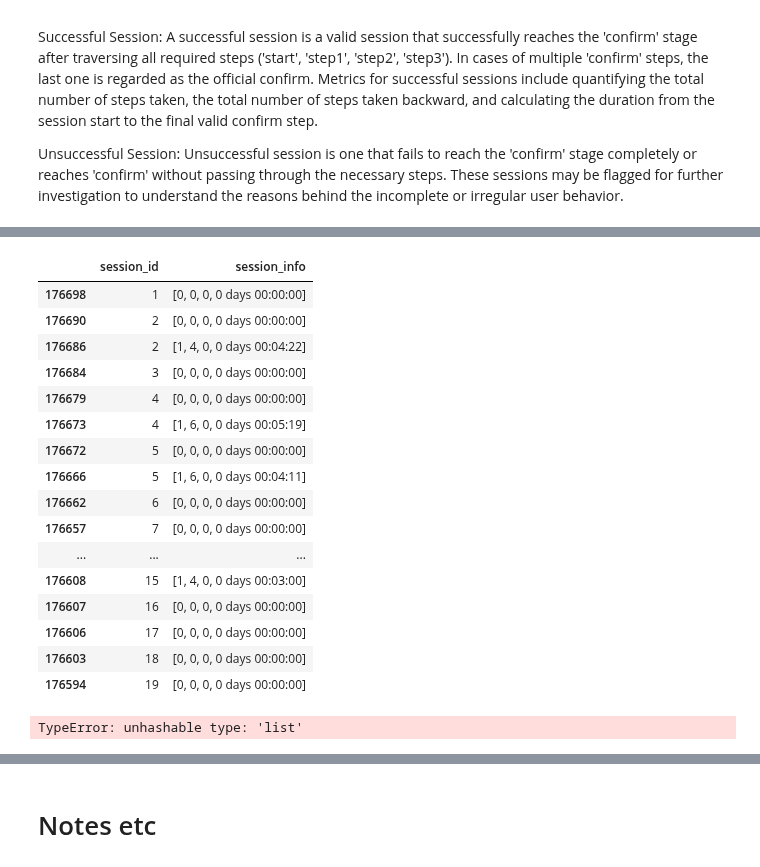
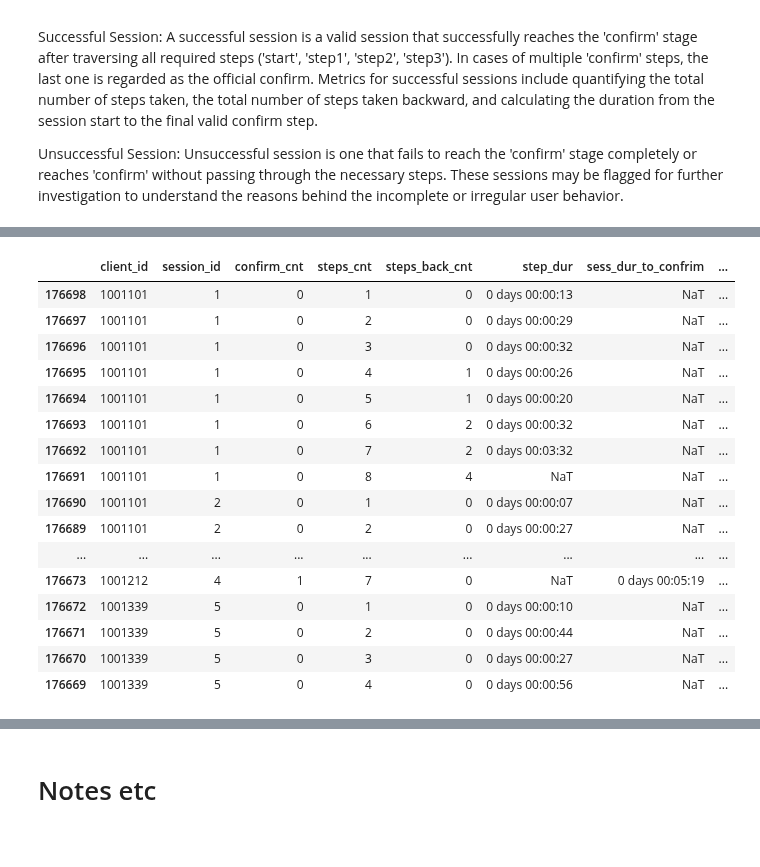
Before and after one commit to dimitsagk/AB_Testing_Analysis, a Jupyter notebook: notebooks/Project_2_02Cleaning+EDA.ipynb, the cells around one changed output, grey strips where cells are left out. Cells and saved outputs as stored; diff of their text form; code cells hidden in the pictures.

Commit message:
Small adjustments to filtering invalid sessions + creating dataframe with results for analysis

```diff
--- a/notebooks/Project_2_02Cleaning+EDA.ipynb
+++ b/notebooks/Project_2_02Cleaning+EDA.ipynb
@@ -591,3 +598,27 @@ def session_info(df):
 # %%
+# Applying the above function
 df_test['session_info'] = df_test.apply(session_info, axis=1)
 df_control['session_info'] = df_control.apply(session_info, axis=1)
+
+
+# Dropping columns that will not be needed further, saving it to a new dataframe with results
+df_test_rslt = df_test.drop(columns=(['time_diff_next','step','date_time','time_diff_prev','subtract_step','new_session',
+                       'prev_id','next_id','prev_step','next_step','prev_time','next_time']))
+df_control_rslt = df_test.drop(columns=(['time_diff_next','step','date_time','time_diff_prev','subtract_step','new_session',
+                       'prev_id','next_id','prev_step','next_step','prev_time','next_time']))
+
+
+# Splitting the session info in more columns
+df_test_rslt[['confirm_cnt', 'steps_cnt', 'steps_back_cnt', 'step_dur',
+              'sess_dur_to_confrim','invalid_cnt']] = df_test_rslt['session_info'].apply(pd.Series)
+df_control_rslt[['confirm_cnt', 'steps_cnt', 'steps_back_cnt', 'step_dur',
+              'sess_dur_to_confrim','invalid_cnt']] = df_test_rslt['session_info'].apply(pd.Series)
+
+
+# Dropping the session_info column
+df_test_rslt = df_test_rslt.drop(columns=('session_info'))
+df_control_rslt = df_control_rslt.drop(columns=('session_info'))
+
+# Correctin invalid step_dur, if more than 6min and 2 sec, they are result of subtracting with the next session's time
+conditions = (df_test_rslt['step_dur'] > datetime.timedelta(seconds=363)) | (df_test_rslt['step_dur'] < datetime.timedelta(seconds=0))
+df_test_rslt.loc[conditions,'step_dur'] = pd.NaT
@@ -615,24 +625,20 @@ df_test[df_test['client_id'] == '1003083']
 # %%
-df_test_fltrd.head(30)
+df_test_rslt.head(30)
 # %% [output]
-|  | session_id | session_info |
-| 176698 | 1 | [0, 0, 0, 0 days 00:00:00] |
-| 176690 | 2 | [0, 0, 0, 0 days 00:00:00] |
-| 176686 | 2 | [1, 4, 0, 0 days 00:04:22] |
-| 176684 | 3 | [0, 0, 0, 0 days 00:00:00] |
-| 176679 | 4 | [0, 0, 0, 0 days 00:00:00] |
-| 176673 | 4 | [1, 6, 0, 0 days 00:05:19] |
-| 176672 | 5 | [0, 0, 0, 0 days 00:00:00] |
-| 176666 | 5 | [1, 6, 0, 0 days 00:04:11] |
-| 176662 | 6 | [0, 0, 0, 0 days 00:00:00] |
-| 176657 | 7 | [0, 0, 0, 0 days 00:00:00] |
-| ... | ... | ... |
-| 176608 | 15 | [1, 4, 0, 0 days 00:03:00] |
-| 176607 | 16 | [0, 0, 0, 0 days 00:00:00] |
-| 176606 | 17 | [0, 0, 0, 0 days 00:00:00] |
-| 176603 | 18 | [0, 0, 0, 0 days 00:00:00] |
-| 176594 | 19 | [0, 0, 0, 0 days 00:00:00] |
+|  | client_id | session_id | confirm_cnt | steps_cnt | steps_back_cnt | step_dur | sess_dur_to_confrim | ... |
+| 176698 | 1001101 | 1 | 0 | 1 | 0 | 0 days 00:00:13 | NaT | ... |
+| 176697 | 1001101 | 1 | 0 | 2 | 0 | 0 days 00:00:29 | NaT | ... |
+| 176696 | 1001101 | 1 | 0 | 3 | 0 | 0 days 00:00:32 | NaT | ... |
+| 176695 | 1001101 | 1 | 0 | 4 | 1 | 0 days 00:00:26 | NaT | ... |
+| 176694 | 1001101 | 1 | 0 | 5 | 1 | 0 days 00:00:20 | NaT | ... |
+| 176693 | 1001101 | 1 | 0 | 6 | 2 | 0 days 00:00:32 | NaT | ... |
+| 176692 | 1001101 | 1 | 0 | 7 | 2 | 0 days 00:03:32 | NaT | ... |
+| 176691 | 1001101 | 1 | 0 | 8 | 4 | NaT | NaT | ... |
+| 176690 | 1001101 | 2 | 0 | 1 | 0 | 0 days 00:00:07 | NaT | ... |
+| 176689 | 1001101 | 2 | 0 | 2 | 0 | 0 days 00:00:27 | NaT | ... |
+| ... | ... | ... | ... | ... | ... | ... | ... | ... |
+| 176673 | 1001212 | 4 | 1 | 7 | 0 | NaT | 0 days 00:05:19 | ... |
+| 176672 | 1001339 | 5 | 0 | 1 | 0 | 0 days 00:00:10 | NaT | ... |
+| 176671 | 1001339 | 5 | 0 | 2 | 0 | 0 days 00:00:44 | NaT | ... |
+| 176670 | 1001339 | 5 | 0 | 3 | 0 | 0 days 00:00:27 | NaT | ... |
+| 176669 | 1001339 | 5 | 0 | 4 | 0 | 0 days 00:00:56 | NaT | ... |
-# %%
-df_test_fltrd.groupby('session_id').value_counts()
-# %% [output]
-TypeError: unhashable type: 'list'
```
Also changed, not shown: parts of 4 cells of this notebook.
